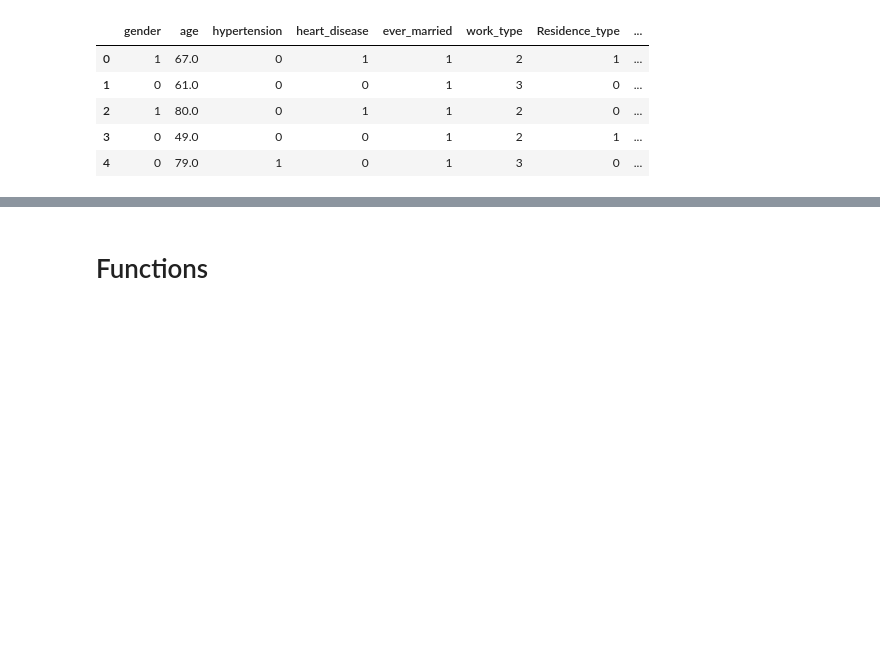
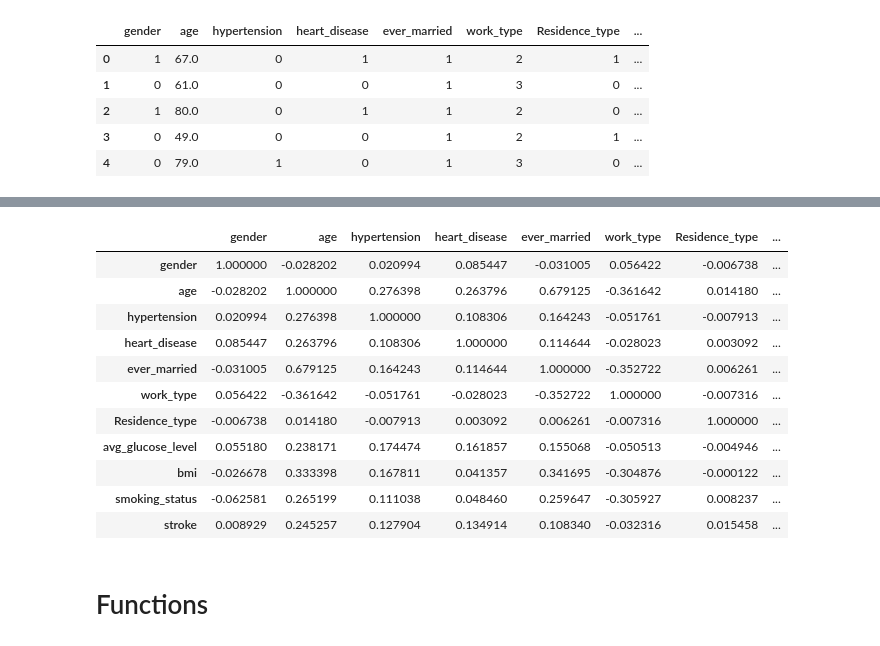
Before and after one commit to YasminaNasser/Stroke-Prediction-Data-Mining, a Jupyter notebook: Stroke_Prediction.ipynb, the cells around one changed output, grey strips where cells are left out. Saved outputs shown, nothing was run; the diff lists cells and outputs as text; code cells hidden in the pictures; blank space fills up the shorter version.

```diff
--- a/Stroke_Prediction.ipynb
+++ b/Stroke_Prediction.ipynb
@@ -133,0 +176,16 @@ Encoding categorical column: smoking_status
+# %%
+# Display the correlation matrix as a DataFrame
+corr_matrix
+# %% [output]
+|  | gender | age | hypertension | heart_disease | ever_married | work_type | Residence_type | ... |
+| gender | 1.000000 | -0.028202 | 0.020994 | 0.085447 | -0.031005 | 0.056422 | -0.006738 | ... |
+| age | -0.028202 | 1.000000 | 0.276398 | 0.263796 | 0.679125 | -0.361642 | 0.014180 | ... |
+| hypertension | 0.020994 | 0.276398 | 1.000000 | 0.108306 | 0.164243 | -0.051761 | -0.007913 | ... |
+| heart_disease | 0.085447 | 0.263796 | 0.108306 | 1.000000 | 0.114644 | -0.028023 | 0.003092 | ... |
+| ever_married | -0.031005 | 0.679125 | 0.164243 | 0.114644 | 1.000000 | -0.352722 | 0.006261 | ... |
+| work_type | 0.056422 | -0.361642 | -0.051761 | -0.028023 | -0.352722 | 1.000000 | -0.007316 | ... |
+| Residence_type | -0.006738 | 0.014180 | -0.007913 | 0.003092 | 0.006261 | -0.007316 | 1.000000 | ... |
+| avg_glucose_level | 0.055180 | 0.238171 | 0.174474 | 0.161857 | 0.155068 | -0.050513 | -0.004946 | ... |
+| bmi | -0.026678 | 0.333398 | 0.167811 | 0.041357 | 0.341695 | -0.304876 | -0.000122 | ... |
+| smoking_status | -0.062581 | 0.265199 | 0.111038 | 0.048460 | 0.259647 | -0.305927 | 0.008237 | ... |
+| stroke | 0.008929 | 0.245257 | 0.127904 | 0.134914 | 0.108340 | -0.032316 | 0.015458 | ... |
```
Also changed, not shown: parts of 7 cells of this notebook.
